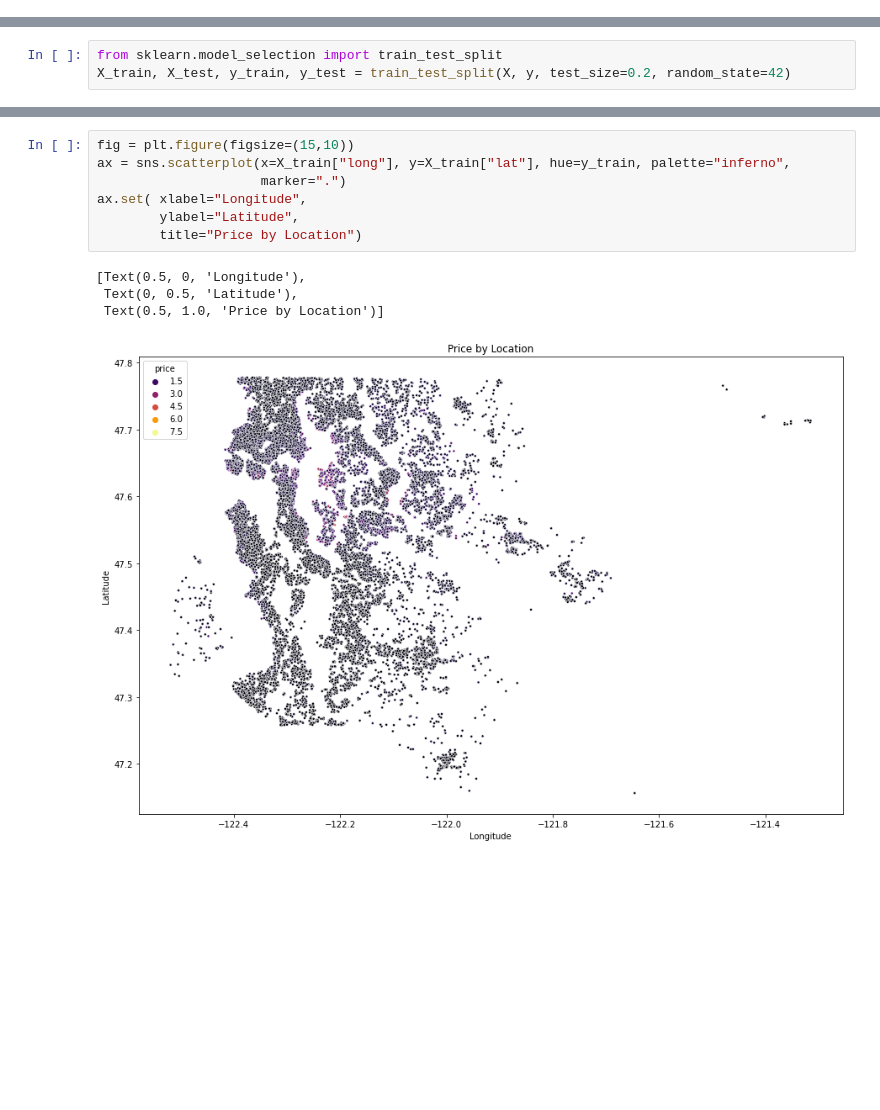
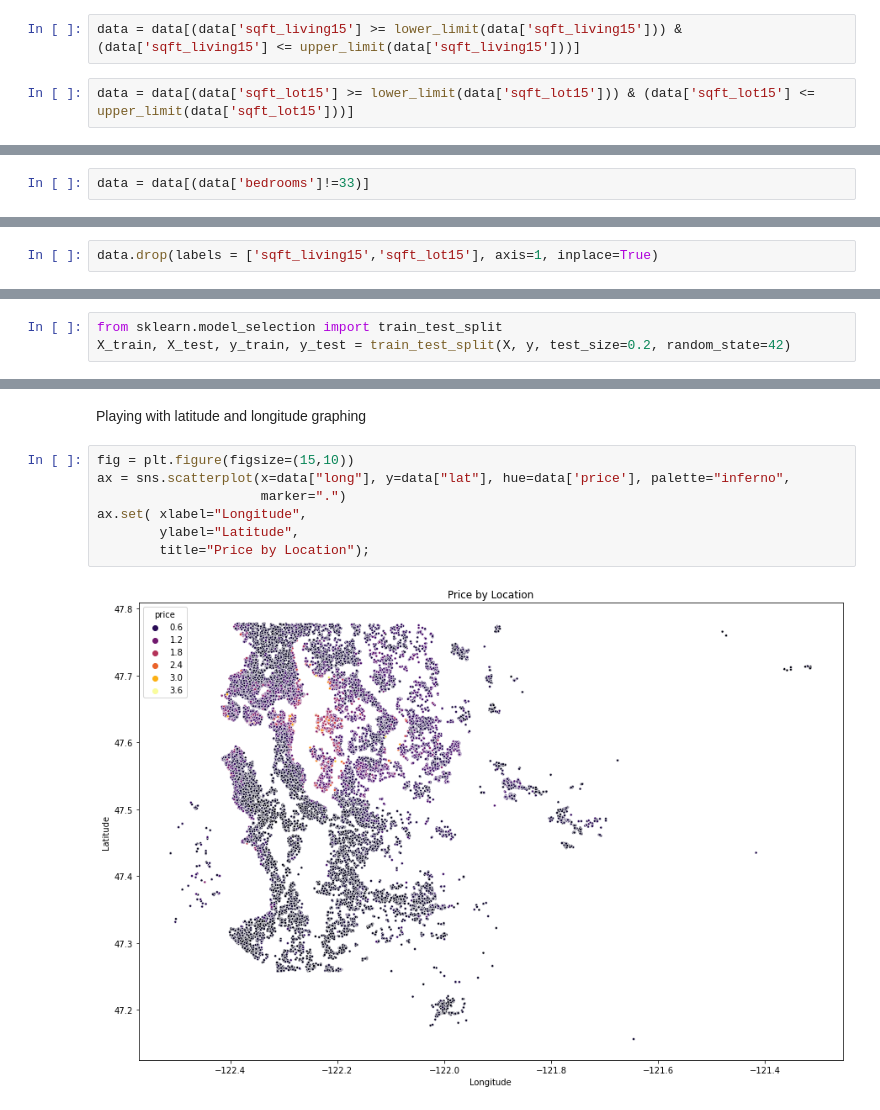
Before and after one commit to lblaka/real-estate-project, a Jupyter notebook: meaghan_working_notebook.ipynb, the cells around one changed output, grey strips where cells are left out. Saved outputs shown, nothing was run; the diff lists cells and outputs as text; blank space fills up the shorter version.

```diff
--- a/meaghan_working_notebook.ipynb
+++ b/meaghan_working_notebook.ipynb
@@ -306,0 +292,4 @@ heatmap.set_title('Correlation Heatmap', fontdict={'fontsize':18}, pad=12);
+# %%
+data = data[(data['sqft_living15'] >= lower_limit(data['sqft_living15'])) & (data['sqft_living15'] <= upper_limit(data['sqft_living15']))]
+# %%
+data = data[(data['sqft_lot15'] >= lower_limit(data['sqft_lot15'])) & (data['sqft_lot15'] <= upper_limit(data['sqft_lot15']))]
@@ -306,0 +312,2 @@ heatmap.set_title('Correlation Heatmap', fontdict={'fontsize':18}, pad=12);
+# %%
+data = data[(data['bedrooms']!=33)]
@@ -306,0 +368,2 @@ heatmap.set_title('Correlation Heatmap', fontdict={'fontsize':18}, pad=12);
+# %%
+data.drop(labels = ['sqft_living15','sqft_lot15'], axis=1, inplace=True)
@@ -317,12 +386,11 @@ print(len(X_train), len(X_test), len(y_train), len(y_test))
+# %% [markdown]
+Playing with latitude and longitude graphing
 # %%
 fig = plt.figure(figsize=(15,10))
-ax = sns.scatterplot(x=X_train["long"], y=X_train["lat"], hue=y_train, palette="inferno",
+ax = sns.scatterplot(x=data["long"], y=data["lat"], hue=data['price'], palette="inferno",
                      marker=".")
 ax.set( xlabel="Longitude",
         ylabel="Latitude",
-        title="Price by Location")
+        title="Price by Location");
 # %% [output]
-[Text(0.5, 0, 'Longitude'),
- Text(0, 0.5, 'Latitude'),
- Text(0.5, 1.0, 'Price by Location')]
-[figure, old version]
+[figure, new version]
```
Also changed, not shown: parts of 74 cells of this notebook.
